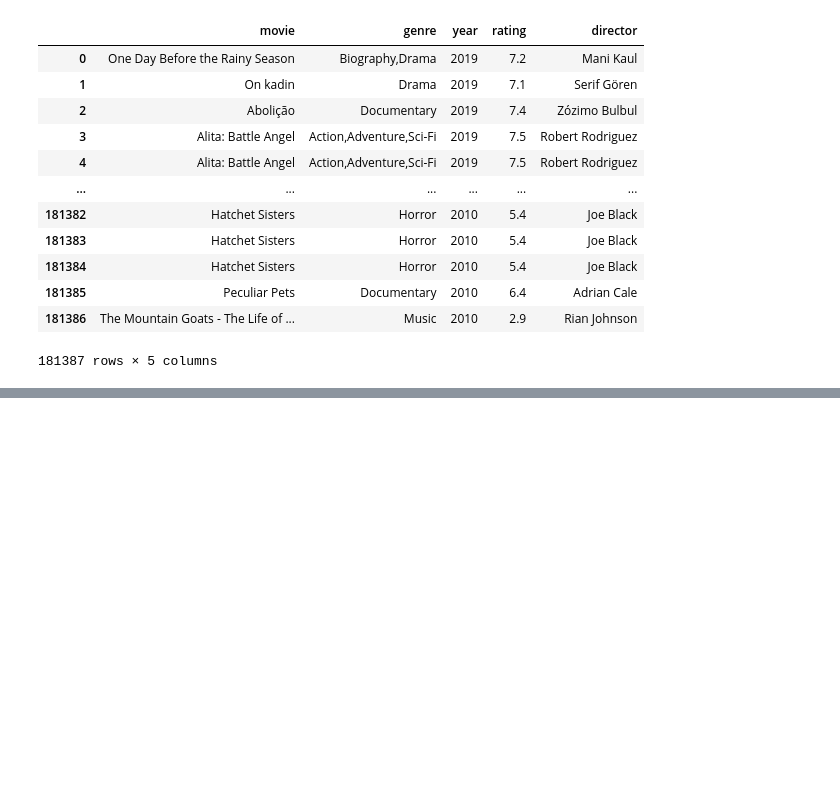
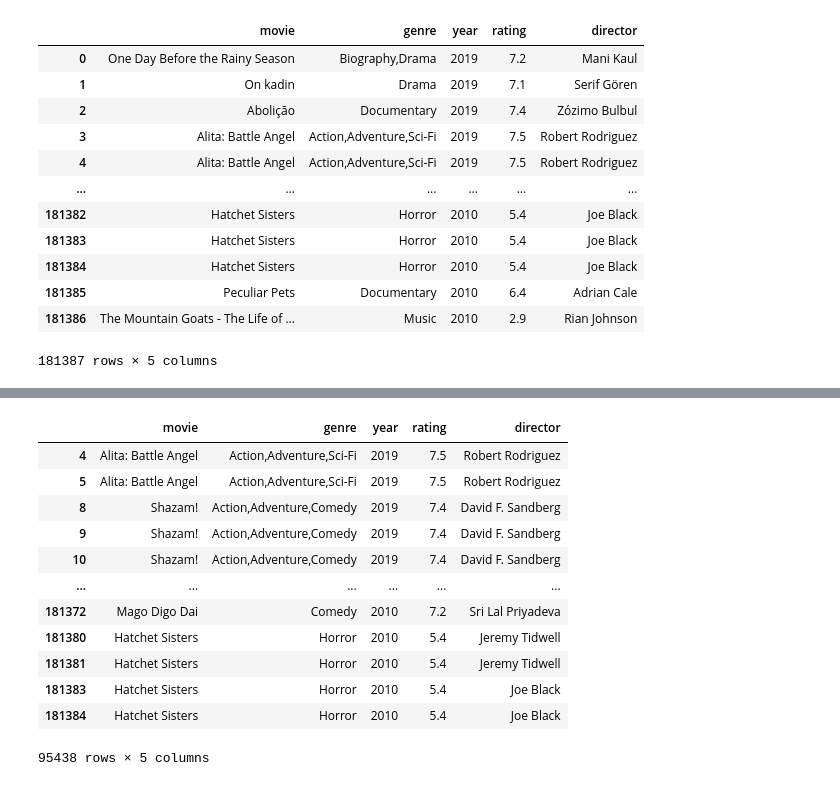
Before and after one commit to VolhaP87/Microsoft_Movie_Analysis, a Jupyter notebook: student.ipynb, the cells around one changed output, grey strips where cells are left out. Cells and saved outputs as stored; diff of their text form; code cells hidden in the pictures; blank space fills up the shorter version.

```diff
--- a/student.ipynb
+++ b/student.ipynb
@@ -252,0 +306,17 @@ df5
+# %%
+duplicates = df5[df5.duplicated()]
+duplicates
+# %% [output]
+|  | movie | genre | year | rating | director |
+| 4 | Alita: Battle Angel | Action,Adventure,Sci-Fi | 2019 | 7.5 | Robert Rodriguez |
+| 5 | Alita: Battle Angel | Action,Adventure,Sci-Fi | 2019 | 7.5 | Robert Rodriguez |
+| 8 | Shazam! | Action,Adventure,Comedy | 2019 | 7.4 | David F. Sandberg |
+| 9 | Shazam! | Action,Adventure,Comedy | 2019 | 7.4 | David F. Sandberg |
+| 10 | Shazam! | Action,Adventure,Comedy | 2019 | 7.4 | David F. Sandberg |
+| ... | ... | ... | ... | ... | ... |
+| 181372 | Mago Digo Dai | Comedy | 2010 | 7.2 | Sri Lal Priyadeva |
+| 181380 | Hatchet Sisters | Horror | 2010 | 5.4 | Jeremy Tidwell |
+| 181381 | Hatchet Sisters | Horror | 2010 | 5.4 | Jeremy Tidwell |
+| 181383 | Hatchet Sisters | Horror | 2010 | 5.4 | Joe Black |
+| 181384 | Hatchet Sisters | Horror | 2010 | 5.4 | Joe Black |
+95438 rows × 5 columns
```
Also changed, not shown: parts of 9 cells of this notebook.
